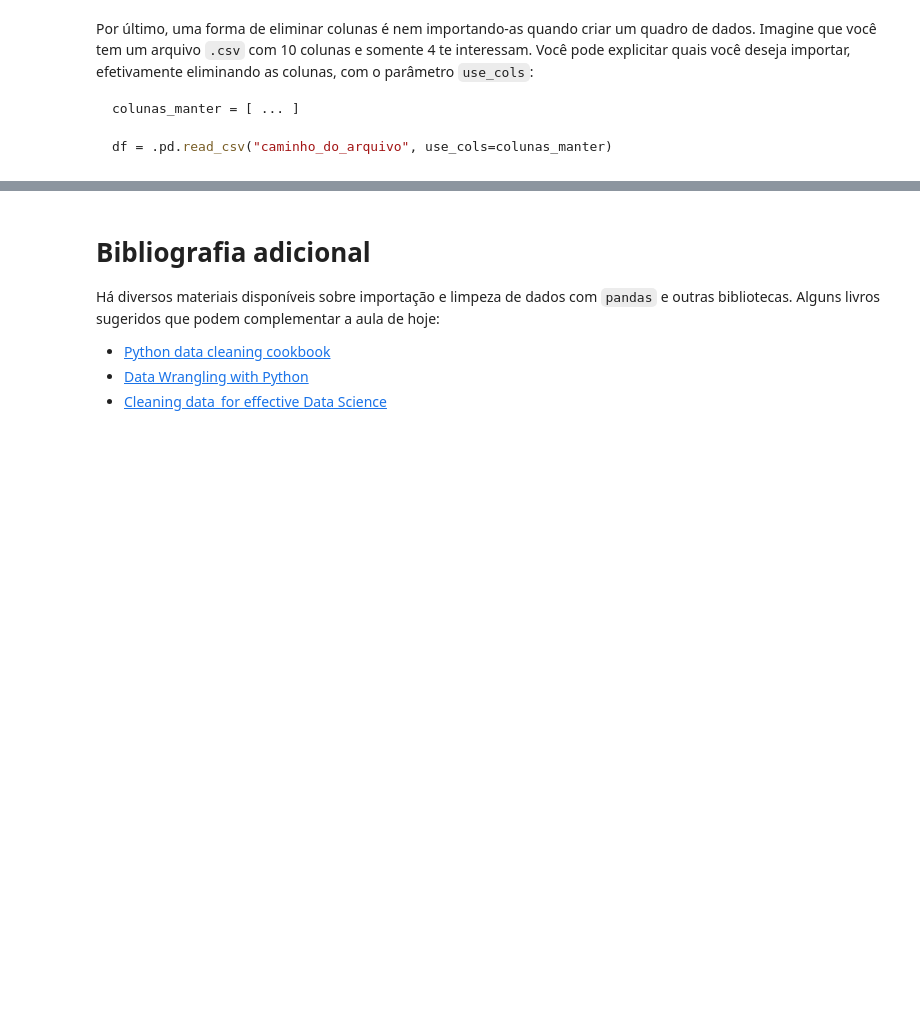
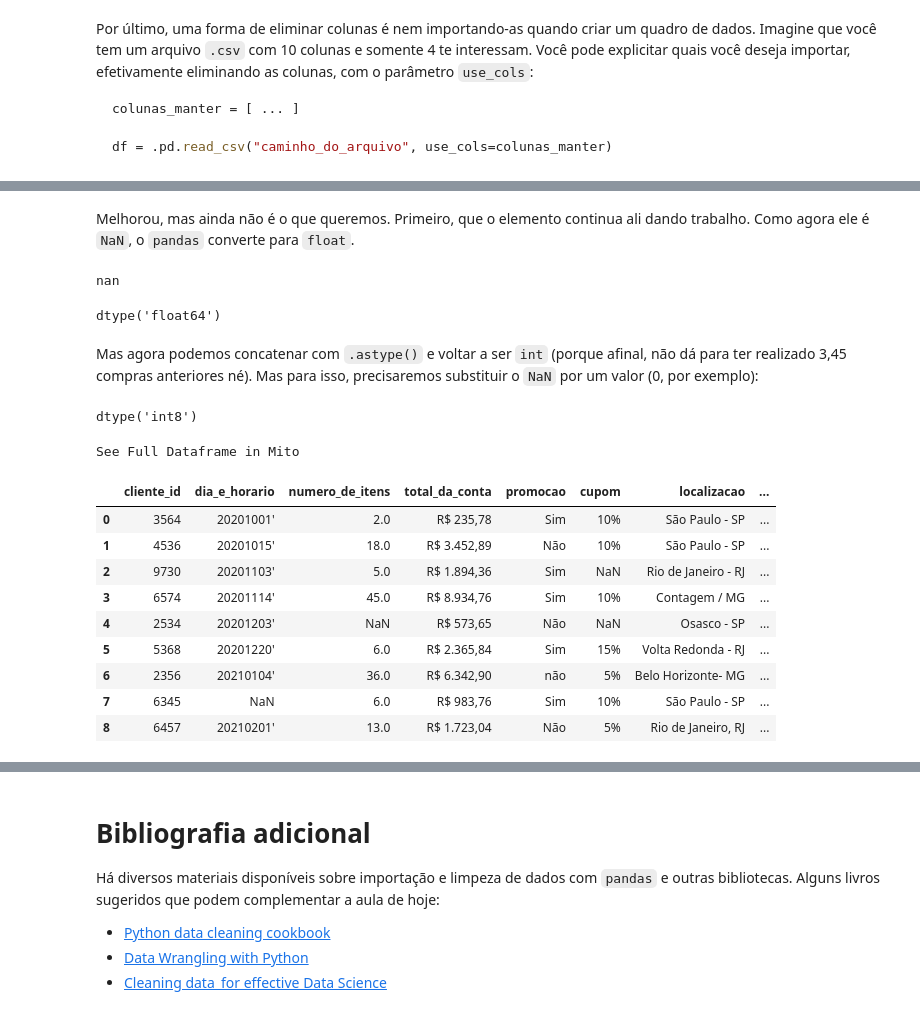
Before and after one commit to fellipemartins/python_curso, a Jupyter notebook: Aula 05 - importando e limpando dados.ipynb, the cells around one changed output, grey strips where cells are left out. Drawn from its saved outputs; the diff is of its cells as text; code cells hidden in the pictures; blank space fills up the shorter version.

```diff
--- a/Aula 05 - importando e limpando dados.ipynb
+++ b/Aula 05 - importando e limpando dados.ipynb
@@ -2514,0 +2892,42 @@ df = .pd.read_csv("caminho_do_arquivo", use_cols=colunas_manter)
+# %%
+df.compras_anteriores = (pd
+                         .to_numeric(df.compras_anteriores, errors="coerce")
+                        )
+# %% [markdown]
+Melhorou, mas ainda não é o que queremos. Primeiro, que o elemento continua ali dando trabalho. Como agora ele é `NaN`, o `pandas` converte para `float`.
+# %%
+df.loc[4, "compras_anteriores"]
+# %% [output]
+nan
+# %%
+df.compras_anteriores.dtype
+# %% [output]
+dtype('float64')
+# %% [markdown]
+Mas agora podemos concatenar com `.astype()` e voltar a ser `int` (porque afinal, não dá para ter realizado 3,45 compras anteriores né). Mas para isso, precisaremos substituir o `NaN` por um valor (0, por exemplo):
+# %%
+df.compras_anteriores = (pd
+                         .to_numeric(df.compras_anteriores, errors="coerce")
+                         .fillna(0)
+                         .astype("int8")
+                        )
+
+df.compras_anteriores.dtype
+# %% [output]
+dtype('int8')
+# %%
+# cliente_id <- limpa!
+# compras_anteriores <- limpa!
+df
+# %% [output]
+See Full Dataframe in Mito
+|  | cliente_id | dia_e_horario | numero_de_itens | total_da_conta | promocao | cupom | localizacao | ... |
+| 0 | 3564 | 20201001' | 2.0 | R$ 235,78 | Sim | 10% | São Paulo - SP | ... |
+| 1 | 4536 | 20201015' | 18.0 | R$ 3.452,89 | Não | 10% | São Paulo - SP | ... |
+| 2 | 9730 | 20201103' | 5.0 | R$ 1.894,36 | Sim | NaN | Rio de Janeiro - RJ | ... |
+| 3 | 6574 | 20201114' | 45.0 | R$ 8.934,76 | Sim | 10% | Contagem / MG | ... |
+| 4 | 2534 | 20201203' | NaN | R$ 573,65 | Não | NaN | Osasco - SP | ... |
+| 5 | 5368 | 20201220' | 6.0 | R$ 2.365,84 | Sim | 15% | Volta Redonda - RJ | ... |
+| 6 | 2356 | 20210104' | 36.0 | R$ 6.342,90 | não | 5% | Belo Horizonte- MG | ... |
+| 7 | 6345 | NaN | 6.0 | R$ 983,76 | Sim | 10% | São Paulo - SP | ... |
+| 8 | 6457 | 20210201' | 13.0 | R$ 1.723,04 | Não | 5% | Rio de Janeiro, RJ | ... |
```
Also changed, not shown: parts of 104 cells of this notebook, 4 other files.
